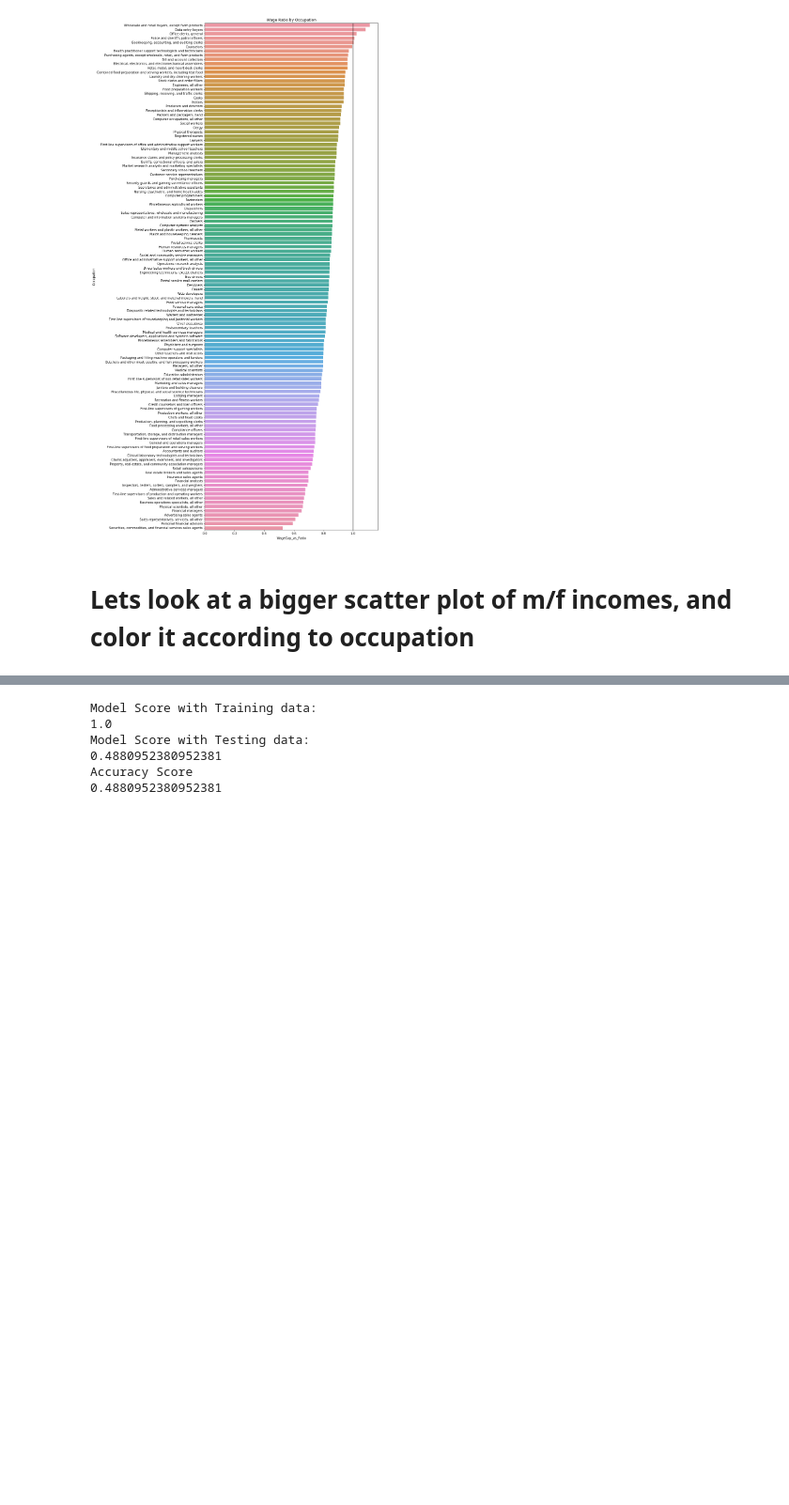
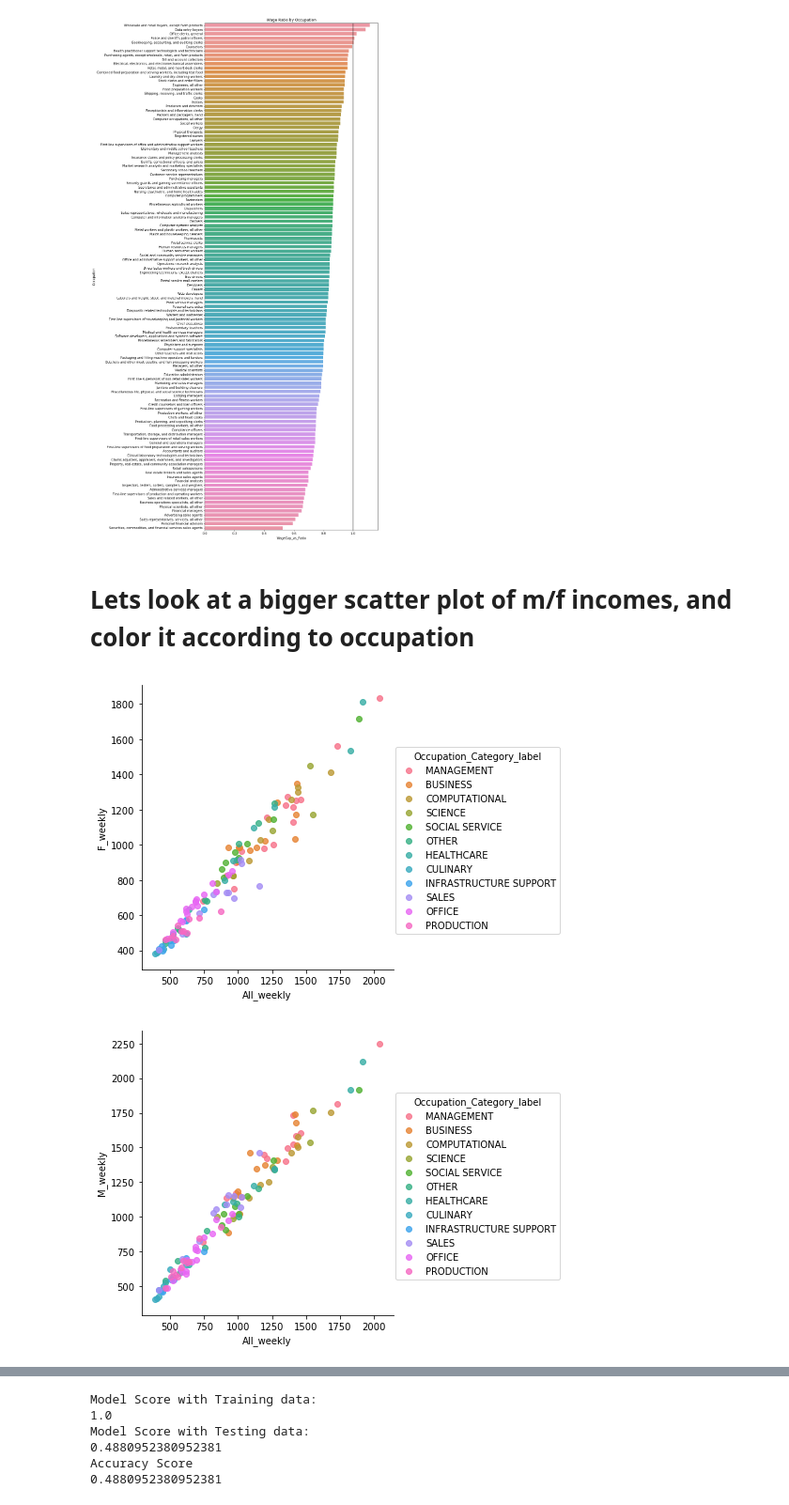
Before and after one commit to Schmidt8181/CapstoneProject, a Jupyter notebook: CapstoneProject.ipynb, the cells around one changed output, grey strips where cells are left out. Shown at 94% size. Drawn from its saved outputs; the diff is of its cells as text; code cells hidden in the pictures; blank space fills up the shorter version.

```diff
--- a/CapstoneProject.ipynb
+++ b/CapstoneProject.ipynb
@@ -348,6 +304,14 @@ plt.show()
 [figure]
 # %% [markdown]
 # Lets look at a bigger scatter plot of m/f incomes, and color it according to occupation
+# %%
+sns.lmplot( x='All_weekly', y='F_weekly', data=cleanedgenderwage, fit_reg=False, hue='Occupation_Category_label', legend=True)
+sns.lmplot( x='All_weekly', y='M_weekly', data=cleanedgenderwage, fit_reg=False, hue='Occupation_Category_label', legend=True)
+
+plt.show()
+# %% [output]
+[figure, added]
+[figure, added]
 # %%
 # plot wage by gender and color by occupation category
 fig = plt.figure(figsize=(7,7))
```
Also changed, not shown: parts of 32 cells of this notebook.
